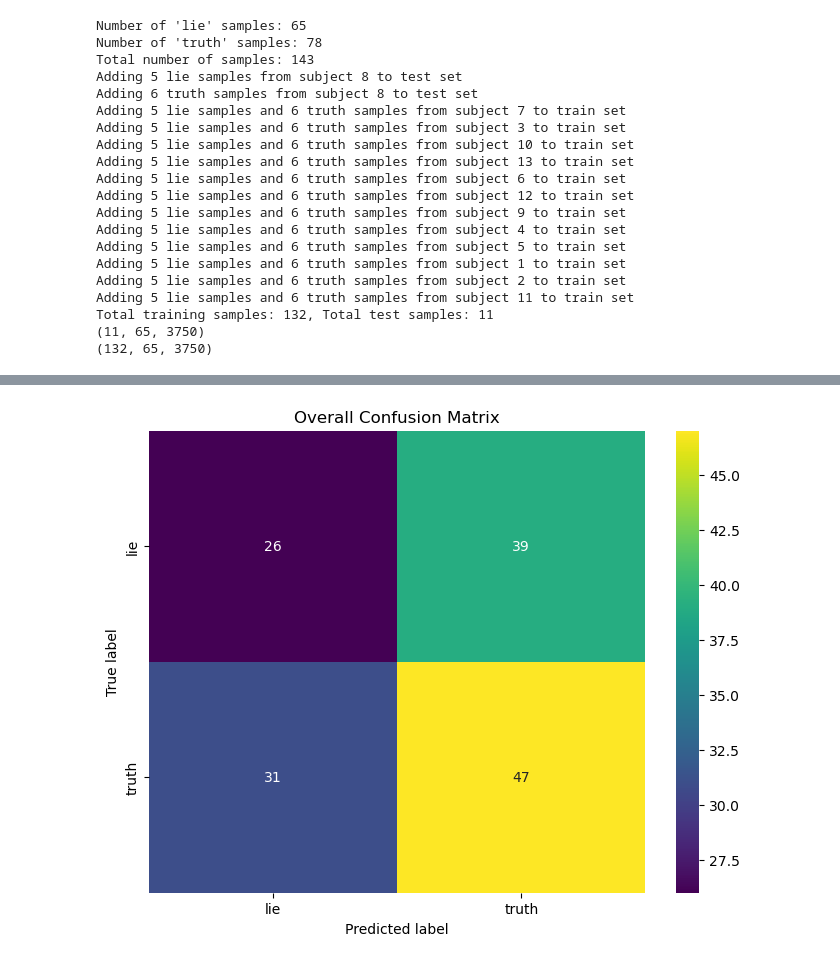
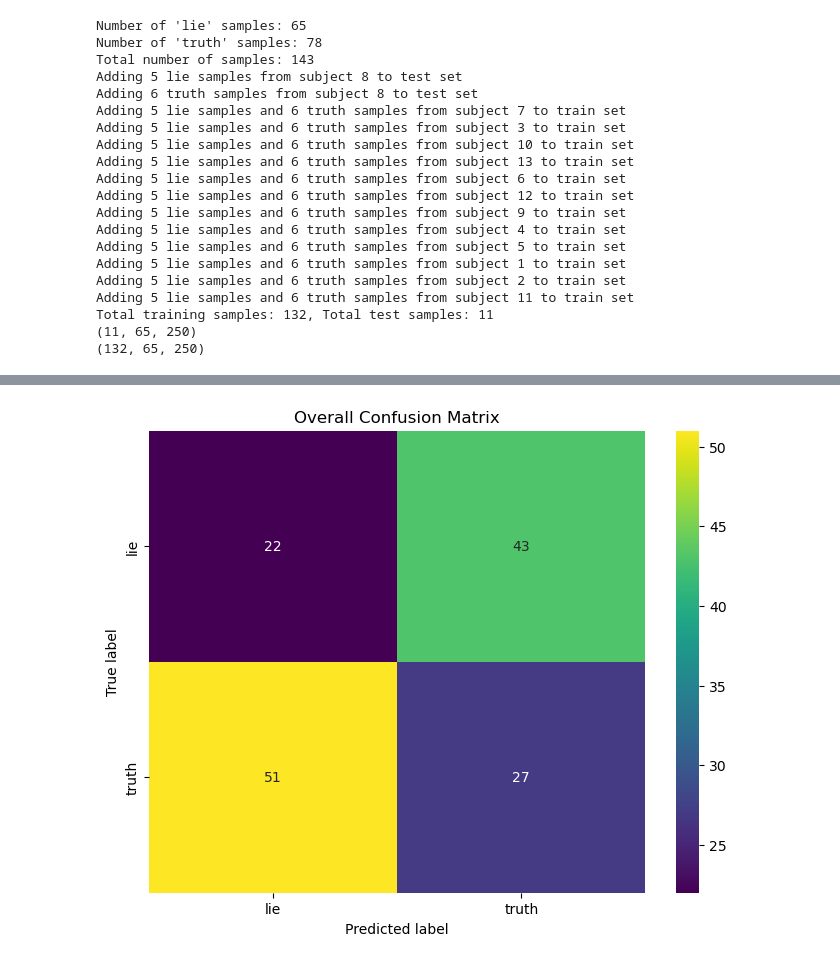
Before and after one commit to euicheon123/Liedetection, a Jupyter notebook: RevisedEEGNet.ipynb, the cells around one changed output, grey strips where cells are left out. Cells and saved outputs as stored; diff of their text form; code cells hidden in the pictures.

```diff
--- a/RevisedEEGNet.ipynb
+++ b/RevisedEEGNet.ipynb
@@ -54,7 +54,7 @@ def load_data(data_dir, max_length):
             subject_data[label_type][subject_key] = []
 
         # Extract only the portion of the data from time length 3000 to 3750
-        data_subset = data[:, 0:3750]
+        data_subset = data[:, 0:250]
 
         # Pad or truncate the data to match max_length
         if data_subset.shape[1] > max_length:
@@ -70,7 +70,7 @@ def load_data(data_dir, max_length):
 
 # Load dataset and pad/truncate the data
 data_dir = "C:\\Users\\User\\Documents\\Lie detect data\\7M_EEGData"
-max_length = 3750 # Define maximum length for padding
+max_length = 250 # Define maximum length for padding
 subject_data = load_data(data_dir, max_length)
 
 # Count the total number of samples
@@ -95,10 +95,19 @@ class EEGDataset(Dataset):
         # Ensure the data is reshaped to [1, Chans, Samples] for Conv2d input
         return torch.tensor(self.X[idx], dtype=torch.float32).unsqueeze(0), torch.tensor(self.y[idx], dtype=torch.long)
 
+nb_classes = 2
+Chans = 65
+Samples = 250
+dropoutRate = 0.5
+kernLength = 125
+F1 = 16
+D = 2
+F2 = 32
+
 # New EEGNet Model Definition in PyTorch
 class EEGNet(nn.Module):
     def __init__(self, nb_classes, Chans=65, Samples=3750,
-                 dropoutRate=0.5, kernLength=125, F1=8,
+                 dropoutRate=0.6, kernLength=125, F1=8,
                  D=2, F2=16, norm_rate=0.25, dropoutType='Dropout'):
         super(EEGNet, self).__init__()
 
@@ -162,8 +171,8 @@ device = torch.device('cuda' if torch.cuda.is_available() else 'cpu')
 
 def train_and_evaluate(train_loader, val_loader, y_train):
     # Initialize the updated EEGNet model
-    model = EEGNet(nb_classes=2, Chans=65, Samples=3750,
-                   dropoutRate=0.5, kernLength=125, F1=8, D=2, F2=16, norm_rate=0.25, dropoutType='Dropout').to(device)
+    model = EEGNet(nb_classes=nb_classes, Chans=Chans, Samples=Samples,
+                   dropoutRate=dropoutRate, kernLength=kernLength, F1=F1, D=D, F2=F2, norm_rate=0.25, dropoutType='Dropout').to(device)
 
     class_weights = compute_class_weight('balanced', classes=np.unique(y_train), y=y_train)
     class_weights = torch.tensor(class_weights, dtype=torch.float).to(device)
@@ -172,9 +181,9 @@ def train_and_evaluate(train_loader, val_loader, y_train):
     optimizer = optim.Adam(model.parameters(), lr=0.0001, weight_decay=1e-5)
     scheduler = CosineAnnealingWarmRestarts(optimizer, T_0=10, T_mult=1)
 
-    num_epochs = 200
+    num_epochs = 500
     best_val_loss = float('inf')
-    patience = 200
+    patience = 500
     trigger_times = 0
 
     for epoch in range(num_epochs):
@@ -295,8 +304,8 @@ for fold_idx in range(13):
     # Create datasets and dataloaders
     train_dataset = EEGDataset(X_train, y_train)
     test_dataset = EEGDataset(X_test, y_test)
-    train_loader = DataLoader(train_dataset, batch_size=16, shuffle=True)
-    test_loader = DataLoader(test_dataset, batch_size=16, shuffle=False)
+    train_loader = DataLoader(train_dataset, batch_size=32, shuffle=True)
+    test_loader = DataLoader(test_dataset, batch_size=32, shuffle=False)
 
     # Train and evaluate the model
     model = train_and_evaluate(train_loader, test_loader, y_train)
@@ -376,5 +385,5 @@ Adding 5 lie samples and 6 truth samples from subject 1 to train set
 Adding 5 lie samples and 6 truth samples from subject 2 to train set
 Adding 5 lie samples and 6 truth samples from subject 11 to train set
 Total training samples: 132, Total test samples: 11
-(11, 65, 3750)
-(132, 65, 3750)
+(11, 65, 250)
+(132, 65, 250)
@@ -398 +424 @@ Overall Confusion Matrix:
-[figure, old version]
+[figure, new version]
```
Also changed, not shown: parts of 1 cell of this notebook, 3 other files.
